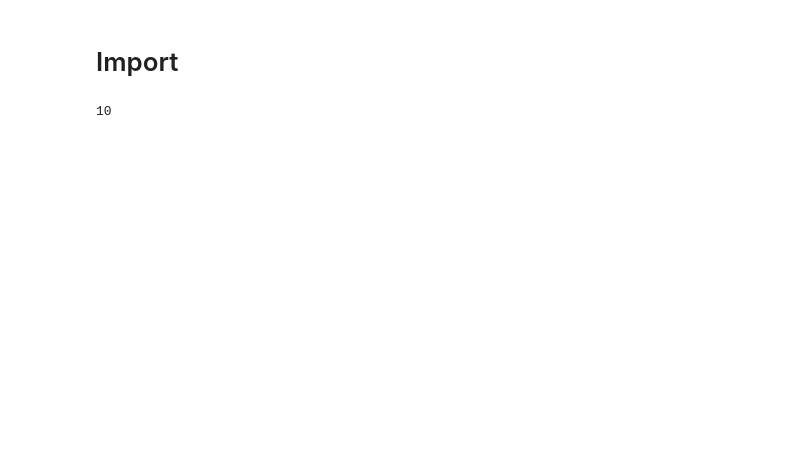
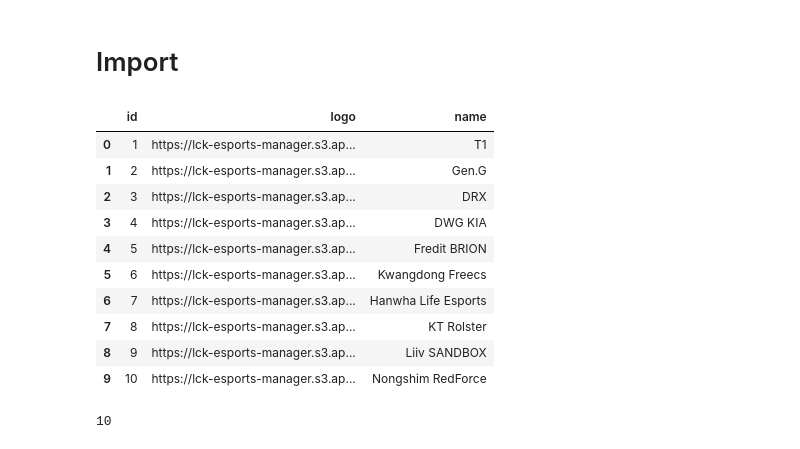
Before and after one commit to JIH0LEE/EsportsManager, a Jupyter notebook: data/AddDataToDB.ipynb, the cells around one changed output. Drawn from its saved outputs; the diff is of its cells as text; code cells hidden in the pictures; blank space fills up the shorter version.

```diff
--- a/data/AddDataToDB.ipynb
+++ b/data/AddDataToDB.ipynb
@@ -10,4 +10,19 @@ db_connection = create_engine(db_connection_str)
 conn = db_connection.connect()
 # %%
 df=pd.read_csv("./csv/base_team.csv",sep=";",encoding="utf-8")
+# %%
+df=df[['id','logo','name']]
+df
+# %% [output]
+|  | id | logo | name |
+| 0 | 1 | https://lck-esports-manager.s3.ap... | T1 |
+| 1 | 2 | https://lck-esports-manager.s3.ap... | Gen.G |
+| 2 | 3 | https://lck-esports-manager.s3.ap... | DRX |
+| 3 | 4 | https://lck-esports-manager.s3.ap... | DWG KIA |
+| 4 | 5 | https://lck-esports-manager.s3.ap... | Fredit BRION |
+| 5 | 6 | https://lck-esports-manager.s3.ap... | Kwangdong Freecs |
+| 6 | 7 | https://lck-esports-manager.s3.ap... | Hanwha Life Esports |
+| 7 | 8 | https://lck-esports-manager.s3.ap... | KT Rolster |
+| 8 | 9 | https://lck-esports-manager.s3.ap... | Liiv SANDBOX |
+| 9 | 10 | https://lck-esports-manager.s3.ap... | Nongshim RedForce |
 # %%
```
Also changed, not shown: parts of 7 cells of this notebook, 8 other files.
